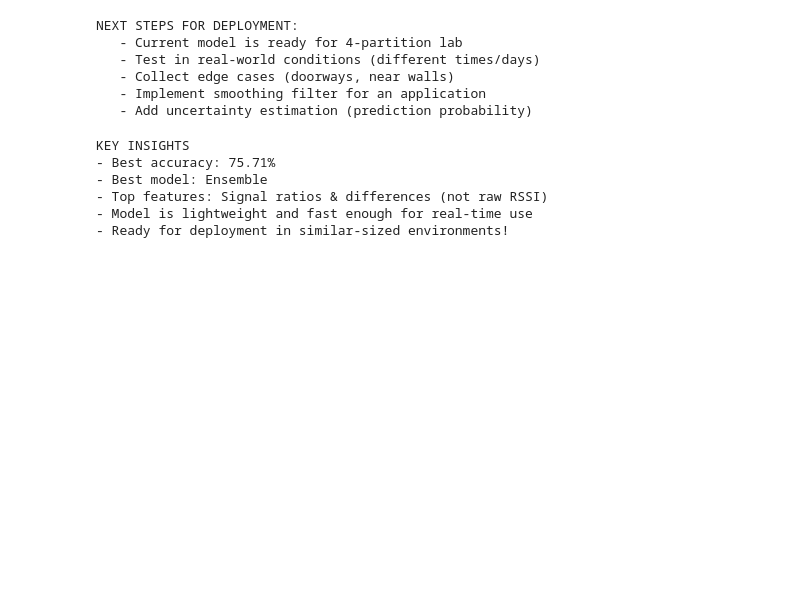
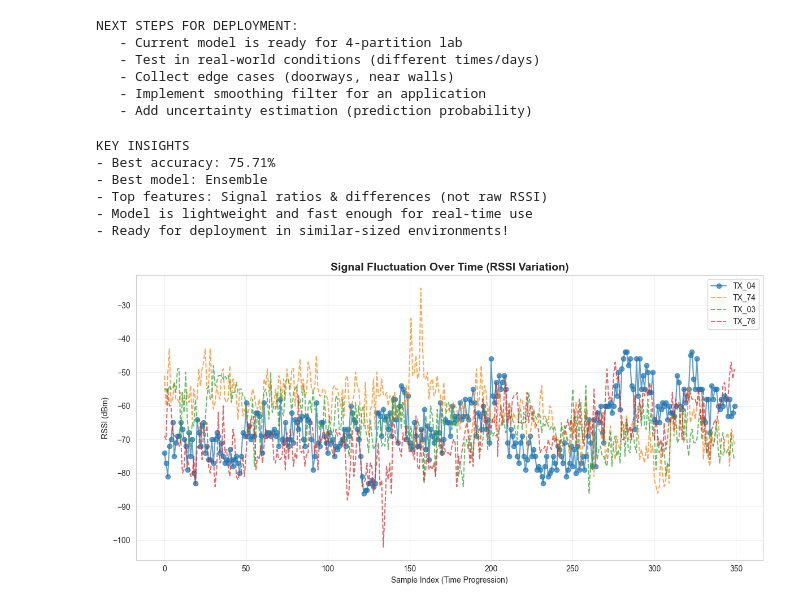
Before and after one commit to sakshikumar19/Indoor-Localisation-using-RSSI, a Jupyter notebook: indoor_localization.ipynb, the cells around one changed output. Drawn from its saved outputs; the diff is of its cells as text; code cells hidden in the pictures; blank space fills up the shorter version.

```diff
--- a/indoor_localization.ipynb
+++ b/indoor_localization.ipynb
@@ -25,7 +25,7 @@ plt.rcParams['figure.figsize'] = (12, 6)
 # %% [markdown]
 ### EDA
 # %%
-df = pd.read_csv('./dataset.csv')
+df = pd.read_csv('./data/dataset.csv')
 # %%
 print("Dataset Shape:", df.shape)
 # %% [output]
@@ -723,3 +723,24 @@ KEY INSIGHTS
 - Top features: Signal ratios & differences (not raw RSSI)
 - Model is lightweight and fast enough for real-time use
 - Ready for deployment in similar-sized environments!
+# %%
+# EXTRA: Signal Fluctuation Plot (RSSI Variation Over Time)
+
+plt.figure(figsize=(12, 6))
+df_sorted = df.sort_index()
+
+# Plot RSSI over sample index (acts as a proxy for time)
+plt.plot(df_sorted.index, df_sorted['tx_04'], marker='o', linestyle='-', alpha=0.7, label='TX_04')
+plt.plot(df_sorted.index, df_sorted['tx_74'], linestyle='--', alpha=0.7, label='TX_74')
+plt.plot(df_sorted.index, df_sorted['tx_03'], linestyle='--', alpha=0.7, label='TX_03')
+plt.plot(df_sorted.index, df_sorted['tx_76'], linestyle='--', alpha=0.7, label='TX_76')
+
+plt.title('Signal Fluctuation Over Time (RSSI Variation)', fontsize=14, fontweight='bold')
+plt.xlabel('Sample Index (Time Progression)')
+plt.ylabel('RSSI (dBm)')
+plt.legend()
+plt.grid(alpha=0.3)
+plt.tight_layout()
+plt.show()
+# %% [output]
+[figure, added]
```
Also changed, not shown: 13 other files.
